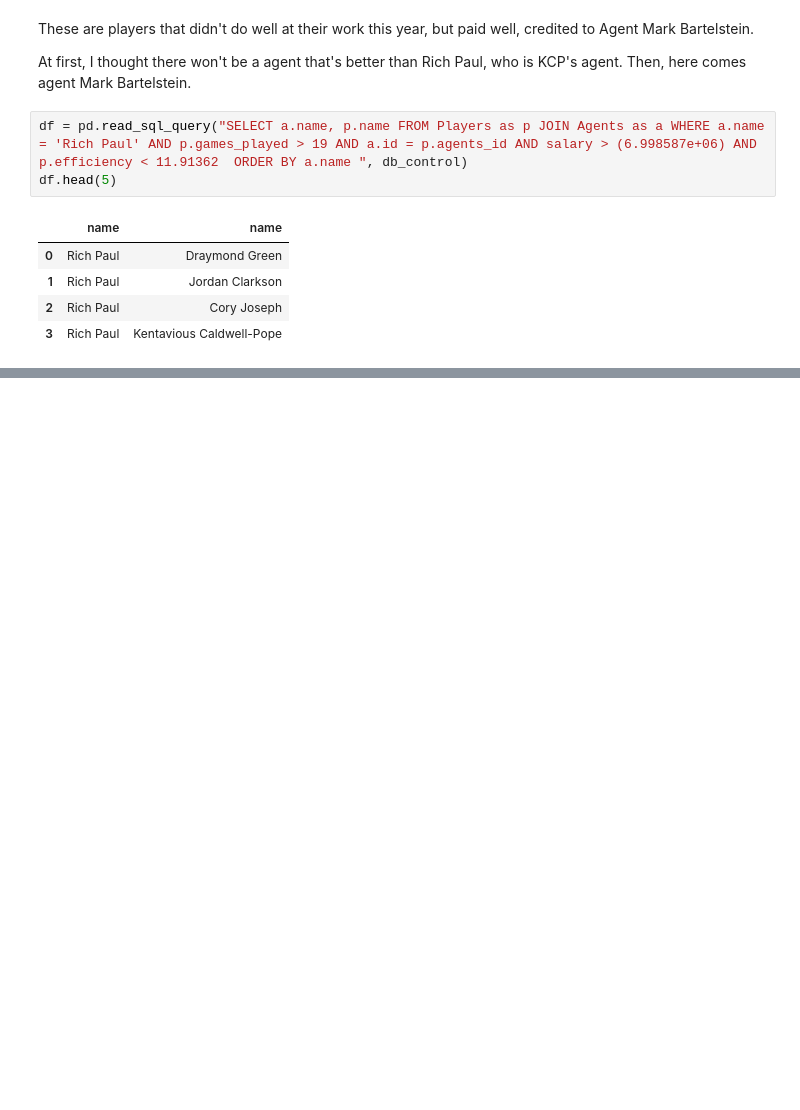
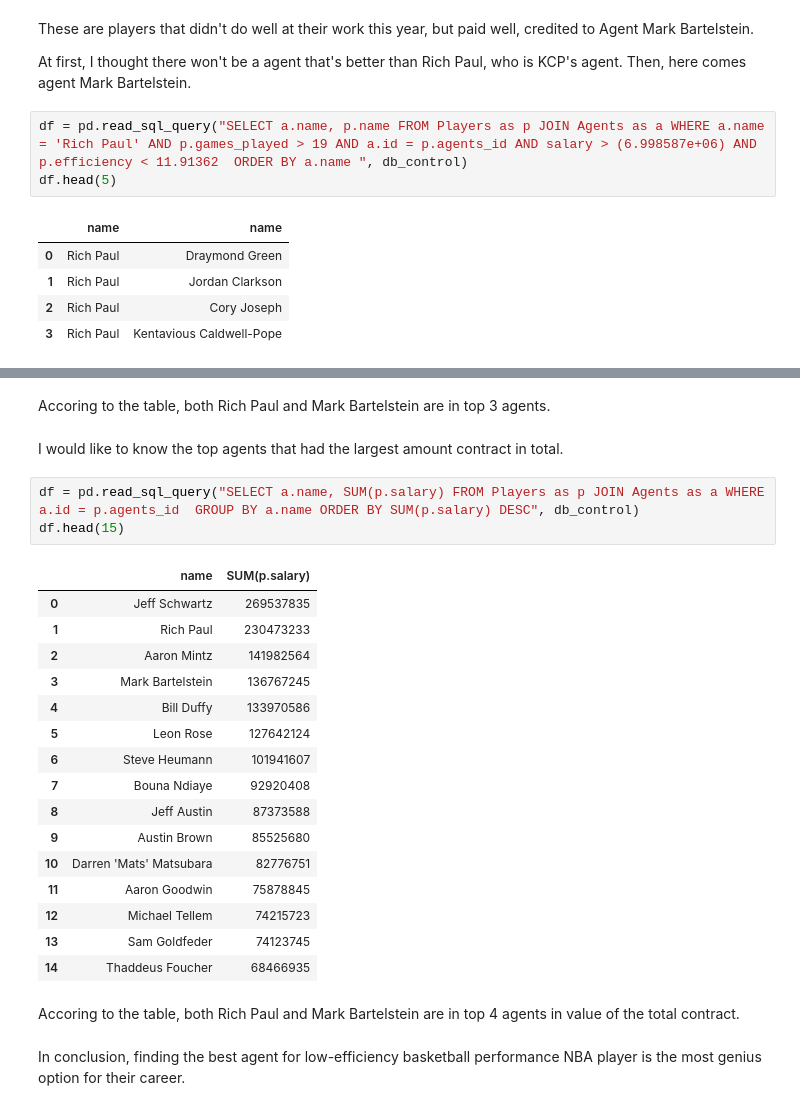
Before and after one commit to my9143434/NBA_salary_static, a Jupyter notebook: yiting_lin.ipynb, the cells around one changed output, grey strips where cells are left out. Drawn from its saved outputs; the diff is of its cells as text; blank space fills up the shorter version.

```diff
--- a/yiting_lin.ipynb
+++ b/yiting_lin.ipynb
@@ -201,0 +285,28 @@ These are the players, whose agent is Rich Paul, also Lebron James's agent.
+# %% [markdown]
+Accoring to the table, both Rich Paul and Mark Bartelstein are in top 3 agents.
+# %% [markdown]
+I would like to know the top agents that had the largest amount contract in total.
+# %%
+df = pd.read_sql_query("SELECT a.name, SUM(p.salary) FROM Players as p JOIN Agents as a WHERE a.id = p.agents_id  GROUP BY a.name ORDER BY SUM(p.salary) DESC", db_control)
+df.head(15)
+# %% [output]
+|  | name | SUM(p.salary) |
+| 0 | Jeff Schwartz | 269537835 |
+| 1 | Rich Paul | 230473233 |
+| 2 | Aaron Mintz | 141982564 |
+| 3 | Mark Bartelstein | 136767245 |
+| 4 | Bill Duffy | 133970586 |
+| 5 | Leon Rose | 127642124 |
+| 6 | Steve Heumann | 101941607 |
+| 7 | Bouna Ndiaye | 92920408 |
+| 8 | Jeff Austin | 87373588 |
+| 9 | Austin Brown | 85525680 |
+| 10 | Darren 'Mats' Matsubara | 82776751 |
+| 11 | Aaron Goodwin | 75878845 |
+| 12 | Michael Tellem | 74215723 |
+| 13 | Sam Goldfeder | 74123745 |
+| 14 | Thaddeus Foucher | 68466935 |
+# %% [markdown]
+Accoring to the table, both Rich Paul and Mark Bartelstein are in top 4 agents in value of the total contract.
+# %% [markdown]
+In conclusion, finding the best agent for low-efficiency basketball performance NBA player is the most genius option for their career.
```
Also changed, not shown: parts of 16 cells of this notebook.
